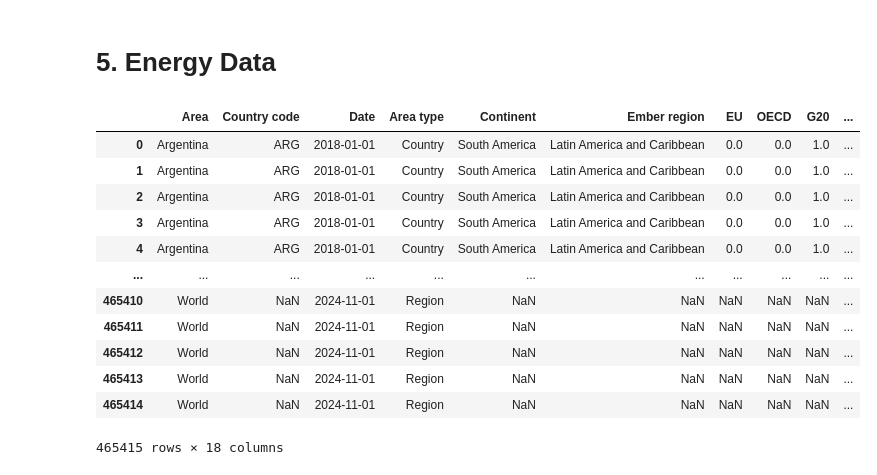
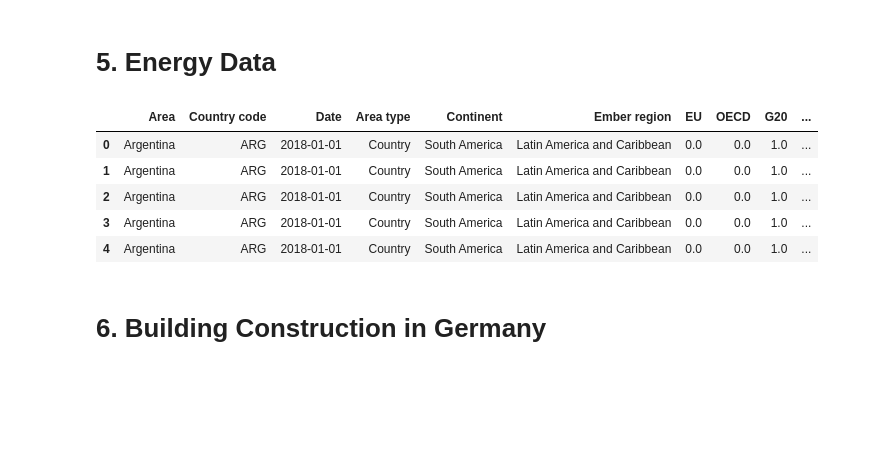
Before and after one commit to MGN19/Siemens-forecast, a Jupyter notebook: Transform External Data.ipynb, the cells around one changed output. Saved outputs shown, nothing was run; the diff lists cells and outputs as text; code cells hidden in the pictures; blank space fills up the shorter version.

```diff
--- a/Transform External Data.ipynb
+++ b/Transform External Data.ipynb
@@ -274,18 +269,11 @@ memory usage: 1.8 KB
 # 5. Energy Data
 # %%
 energy = pd.read_csv('extra data/monthly_full_release_long_format-2.csv')
-energy
+energy.head()
 # %% [output]
 |  | Area | Country code | Date | Area type | Continent | Ember region | EU | OECD | G20 | ... |
 | 0 | Argentina | ARG | 2018-01-01 | Country | South America | Latin America and Caribbean | 0.0 | 0.0 | 1.0 | ... |
 | 1 | Argentina | ARG | 2018-01-01 | Country | South America | Latin America and Caribbean | 0.0 | 0.0 | 1.0 | ... |
 | 2 | Argentina | ARG | 2018-01-01 | Country | South America | Latin America and Caribbean | 0.0 | 0.0 | 1.0 | ... |
 | 3 | Argentina | ARG | 2018-01-01 | Country | South America | Latin America and Caribbean | 0.0 | 0.0 | 1.0 | ... |
 | 4 | Argentina | ARG | 2018-01-01 | Country | South America | Latin America and Caribbean | 0.0 | 0.0 | 1.0 | ... |
-| ... | ... | ... | ... | ... | ... | ... | ... | ... | ... | ... |
-| 465410 | World | NaN | 2024-11-01 | Region | NaN | NaN | NaN | NaN | NaN | ... |
-| 465411 | World | NaN | 2024-11-01 | Region | NaN | NaN | NaN | NaN | NaN | ... |
-| 465412 | World | NaN | 2024-11-01 | Region | NaN | NaN | NaN | NaN | NaN | ... |
-| 465413 | World | NaN | 2024-11-01 | Region | NaN | NaN | NaN | NaN | NaN | ... |
-| 465414 | World | NaN | 2024-11-01 | Region | NaN | NaN | NaN | NaN | NaN | ... |
-465415 rows × 18 columns
@@ -295,0 +296,2 @@ energy = energy[pd.to_datetime(energy['date']) <= '2022-04-30']
+# %% [markdown]
+# 6. Building Construction in Germany
```
Also changed, not shown: parts of 9 cells of this notebook, 1 other file.
